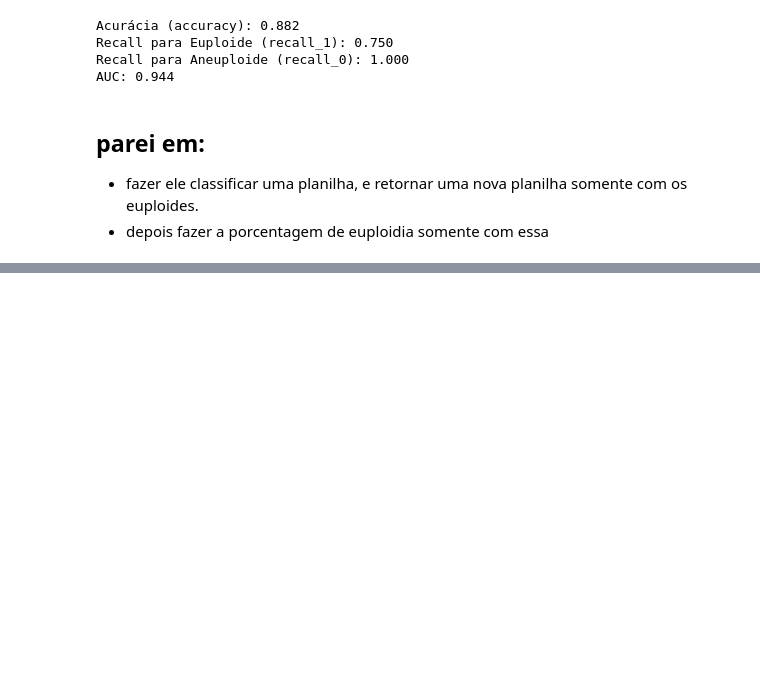
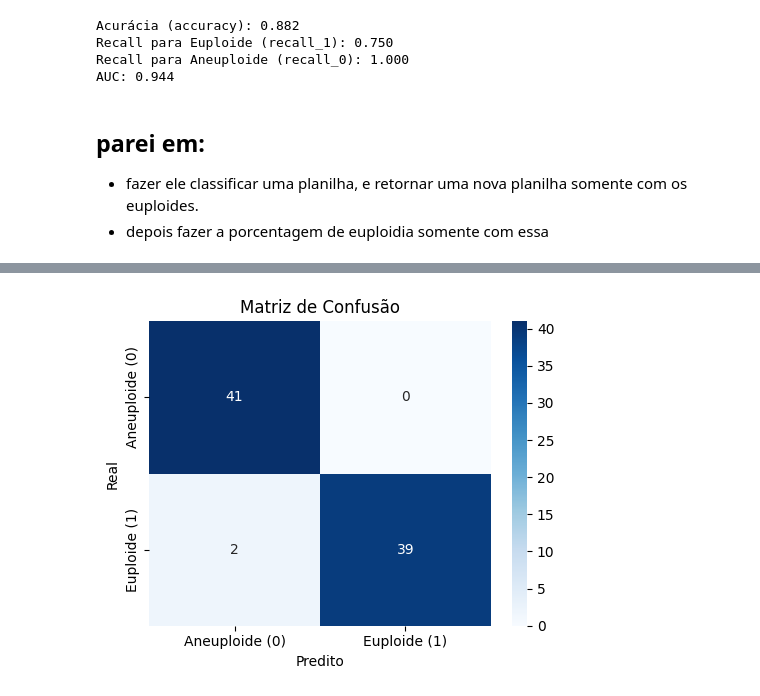
Before and after one commit to sabrinaberno/TCC, a Jupyter notebook: CodesTCC/TCC2-Abritta/Etapa5/tentativa1/note1.ipynb, the cells around one changed output, grey strips where cells are left out. Saved outputs shown, nothing was run; the diff lists cells and outputs as text; code cells hidden in the pictures; blank space fills up the shorter version.

```diff
--- a/CodesTCC/TCC2-Abritta/Etapa5/tentativa1/note1.ipynb
+++ b/CodesTCC/TCC2-Abritta/Etapa5/tentativa1/note1.ipynb
@@ -188,0 +200,91 @@ AUC: 0.944
+# %%
+import pandas as pd
+import joblib
+import numpy as np
+from sklearn.metrics import accuracy_score, confusion_matrix, roc_auc_score, classification_report, roc_curve
+import matplotlib.pyplot as plt
+import seaborn as sns
+
+# === 1. Carrega os dados ===
+df = pd.read_excel("PlanilhaNumerica.xlsx")
+
+# === 2. Carrega o modelo e o scaler treinados ===
+modelo = joblib.load("melhor_modelo_mlp_20250610_113659.pkl")
+scaler = joblib.load("scaler_mlp_20250610_113659.pkl")
+
+# === 3. Prepara os dados ===
+X = df.drop(columns=["Ploidia"], errors="ignore")
+y_true = df["Ploidia"]
+
+# Verifica e preenche colunas faltantes
+colunas_treinadas = scaler.feature_names_in_
+for col in colunas_treinadas:
+    if col not in X.columns:
+        X[col] = 0
+
+# Garante a ordem correta
+X = X[colunas_treinadas]
+
+# === 4. Aplica o scaler ===
+X_scaled = scaler.transform(X)
+
+# === 5. Faz a classificação binária ===
+classes_preditas = modelo.predict(X_scaled)
+
+# === 6. Obtém a probabilidade da classe positiva (euploide) ===
+probabilidades = modelo.predict_proba(X_scaled)[:, 1]
+porcentagem_euploidia = (probabilidades * 100).round(2)
+
+# === 7. Adiciona as predições ao dataframe ===
+df["Classe_Prevista"] = classes_preditas
+df["Porcentagem_Euploidia_Preditiva"] = porcentagem_euploidia
+
+# === 8. MÉTRICAS DE DESEMPENHO ===
+acc = accuracy_score(y_true, classes_preditas)
+auc = roc_auc_score(y_true, probabilidades)
+
+cm = confusion_matrix(y_true, classes_preditas)
+tn, fp, fn, tp = cm.ravel()
+
+recall_euploide = tp / (tp + fn) if (tp + fn) > 0 else 0
+recall_aneuploide = tn / (tn + fp) if (tn + fp) > 0 else 0
+
+print("\n=== MÉTRICAS DE DESEMPENHO ===")
+print(f"Acurácia: {acc:.3f}")
+print(f"AUC: {auc:.3f}")
+print(f"Recall Euploide (Sensibilidade): {recall_euploide:.3f}")
+print(f"Recall Aneuploide (Especificidade): {recall_aneuploide:.3f}")
+
+print("\n=== Classification Report ===")
+print(classification_report(y_true, classes_preditas))
+
+# === 9. Matriz de Confusão ===
+plt.figure(figsize=(5, 4))
+sns.heatmap(cm, annot=True, fmt="d", cmap="Blues",
+            xticklabels=["Aneuploide (0)", "Euploide (1)"],
+            yticklabels=["Aneuploide (0)", "Euploide (1)"])
+plt.xlabel("Predito")
+plt.ylabel("Real")
+plt.title("Matriz de Confusão")
+plt.tight_layout()
+plt.show()
+
+# === 10. Curva ROC ===
+fpr, tpr, thresholds = roc_curve(y_true, probabilidades)
+plt.figure()
+plt.plot(fpr, tpr, label=f"ROC Curve (AUC = {auc:.2f})")
+plt.plot([0, 1], [0, 1], linestyle='--', color='gray')
+plt.xlabel("Falso Positivo (1 - Especificidade)")
+plt.ylabel("Verdadeiro Positivo (Sensibilidade)")
+plt.title("Curva ROC")
+plt.legend()
+plt.grid(True)
+plt.tight_layout()
+plt.show()
+
+# === 11. Salva a planilha final com tudo ===
+df.to_excel("Planilha_Com_Classificacao_e_Porcentagem.xlsx", index=False)
+
+print("\n✅ Concluído com sucesso!")
+print("📄 Arquivo salvo como: Planilha_Com_Classificacao_e_Porcentagem.xlsx")
+# %% [output]
@@ -188,0 +306 @@ AUC: 0.944
+[figure, added]
```
Also changed, not shown: parts of 2 cells of this notebook, 12 other files.
